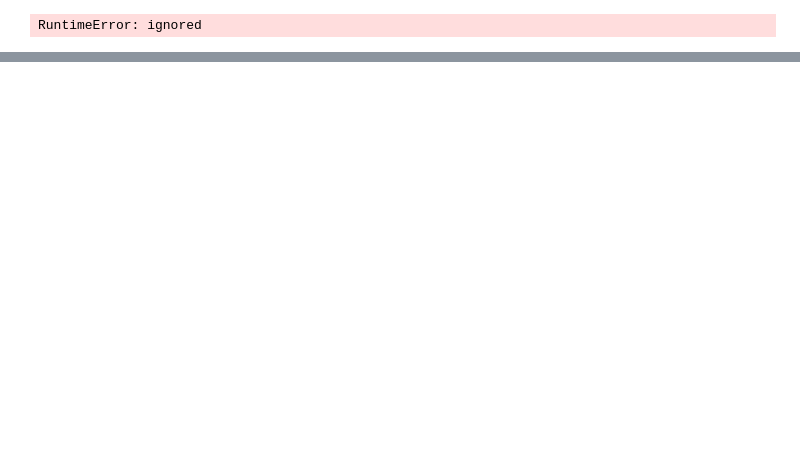
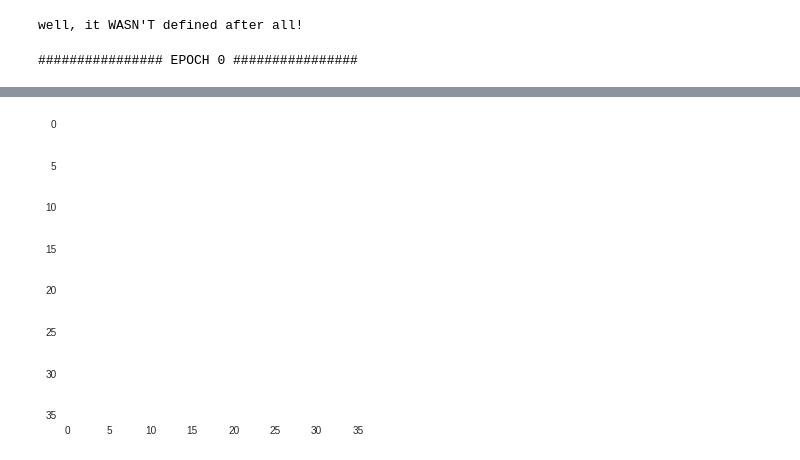
Before and after one commit to hakhil/FaceCaps, a Jupyter notebook: CapsNet/CapsFace.ipynb, the cells around one changed output, grey strips where cells are left out. Saved outputs shown, nothing was run; the diff lists cells and outputs as text; code cells hidden in the pictures; blank space fills up the shorter version.

Commit message:
Trained sample model updated

```diff
--- a/CapsNet/CapsFace.ipynb
+++ b/CapsNet/CapsFace.ipynb
@@ -88,9 +161,6 @@ class ConvLayer(nn.Module):
                              )
 
     def forward(self, x):
-        global input_dim
-        input_dim = cnn_out_size(input_dim, self.conv.padding[0], self.conv.kernel_size[0], self.conv.stride[0])
-
         return F.relu(self.conv(x))
 # %%
 class PrimaryCaps(nn.Module):
@@ -118,9 +183,9 @@ class PrimaryCaps(nn.Module):
         output_tensor = squared_norm * input_tensor / ((1. + squared_norm) * torch.sqrt(squared_norm))
         return output_tensor
 # %%
-class DigitCaps(nn.Module):
-    def __init__(self, num_capsules=200, num_routes=32 * 6 * 6, in_channels=8, out_channels=16):
-        super(DigitCaps, self).__init__()
+class FaceCaps(nn.Module):
+    def __init__(self, num_capsules=num_classes, num_routes=32 * capsule_input * capsule_input, in_channels=12, out_channels=capsule_dimension):
+        super(FaceCaps, self).__init__()
 
         self.in_channels = in_channels
         self.num_routes = num_routes
@@ -196,19 +307,32 @@ class CapsNet(nn.Module):
+# %%
+try:
+  capsule_net
+except NameError:
+  capsule_net = CapsNet()
+  print("well, it WASN'T defined after all!")
+else:
+  del capsule_net
+  capsule_net = CapsNet()
+  print("CapsNet is already defined.")
+# %% [output]
+well, it WASN'T defined after all!
 # %%
-batch_size = 32
+batch_size = 24
 lfw = LFW(batch_size)
-
-capsule_net = CapsNet()
 
 if USE_CUDA:
     capsule_net = capsule_net.cuda()
 optimizer = Adam(capsule_net.parameters())
+# optimizer = SGD(capsule_net.parameters(), lr = learning_rate, momentum=momentum)
 
-n_epochs = 3
+n_epochs = 5
 
 for epoch in range(n_epochs):
+    print("################ EPOCH %d ################"%(epoch))
     capsule_net.train()
     train_loss = 0
     for batch_id, (data, target) in enumerate(lfw.train_loader):
+        img = reshape_image_tensor(data[0,:,:,:].data.cpu().numpy())
 
         target = torch.sparse.torch.eye(lfw.n_classes).index_select(dim=0, index=target)
         data, target = Variable(data), Variable(target)
@@ -217,14 +341,48 @@ for epoch in range(n_epochs):
             data, target = data.cuda(), target.cuda()
 
         optimizer.zero_grad()
-        output = capsule_net(data)
-        loss = capsule_net.loss(data, output, target)
+#         try:
+        output, reconstructions, masked = capsule_net(data)
+        loss = capsule_net.loss(data, output, target, reconstructions)
         loss.backward()
         optimizer.step()
+#         Trick to clear gpu memory
+#         except RuntimeError as e:
+#           if 'out of memory' in str(e):
+#             print('| WARNING: ran out of memory, retrying batch')
+#             for p in capsule_net.parameters():
+#                 if p.grad is not None:
+#                     del p.grad  # free some memory
+#             torch.cuda.empty_cache()
 
         train_loss += loss.item()
 
         if batch_id % 100:
-            print("Epoch: %d, Train accuracy: %d"%(epoch, sum(np.argmax(target.data.cpu().numpy(), 1)) / float(batch_size)))
+            plt.imshow(reshape_image_tensor((reconstructions[0,:,:,:].data.cpu().numpy()*255).astype(int)))
+#             plt.show()
+            print("Train accuracy:", sum(np.argmax(masked.data.cpu().numpy(), 1) ==
+                                   np.argmax(target.data.cpu().numpy(), 1)) / float(batch_size))
+
+    print ("Train loss", train_loss / len(lfw.train_loader))
+
+    capsule_net.eval()
+    test_loss = 0
+    for batch_id, (data, target) in enumerate(lfw.test_loader):
+        target = torch.sparse.torch.eye(lfw.n_classes).index_select(dim=0, index=target)
+        data, target = Variable(data), Variable(target)
+
+        if USE_CUDA:
+          data, target = data.cuda(), target.cuda()
+
+        output, reconstructions, masked = capsule_net(data)
+        loss = capsule_net.loss(data, output, target, reconstructions)
+
+        test_loss += loss.item()
+
+        if batch_id % 100:
+            print("Test accuracy:", sum(np.argmax(masked.data.cpu().numpy(), 1) ==
+                                   np.argmax(target.data.cpu().numpy(), 1)) / float(batch_size))
+    print ("Test loss", test_loss / len(lfw.test_loader))
+    print ("------------------------")
 # %% [output]
-RuntimeError: ignored
+################ EPOCH 0 ################
@@ -230,0 +406 @@ RuntimeError: ignored
+[figure, added]
```
Also changed, not shown: parts of 21 cells of this notebook, 4 other files.
